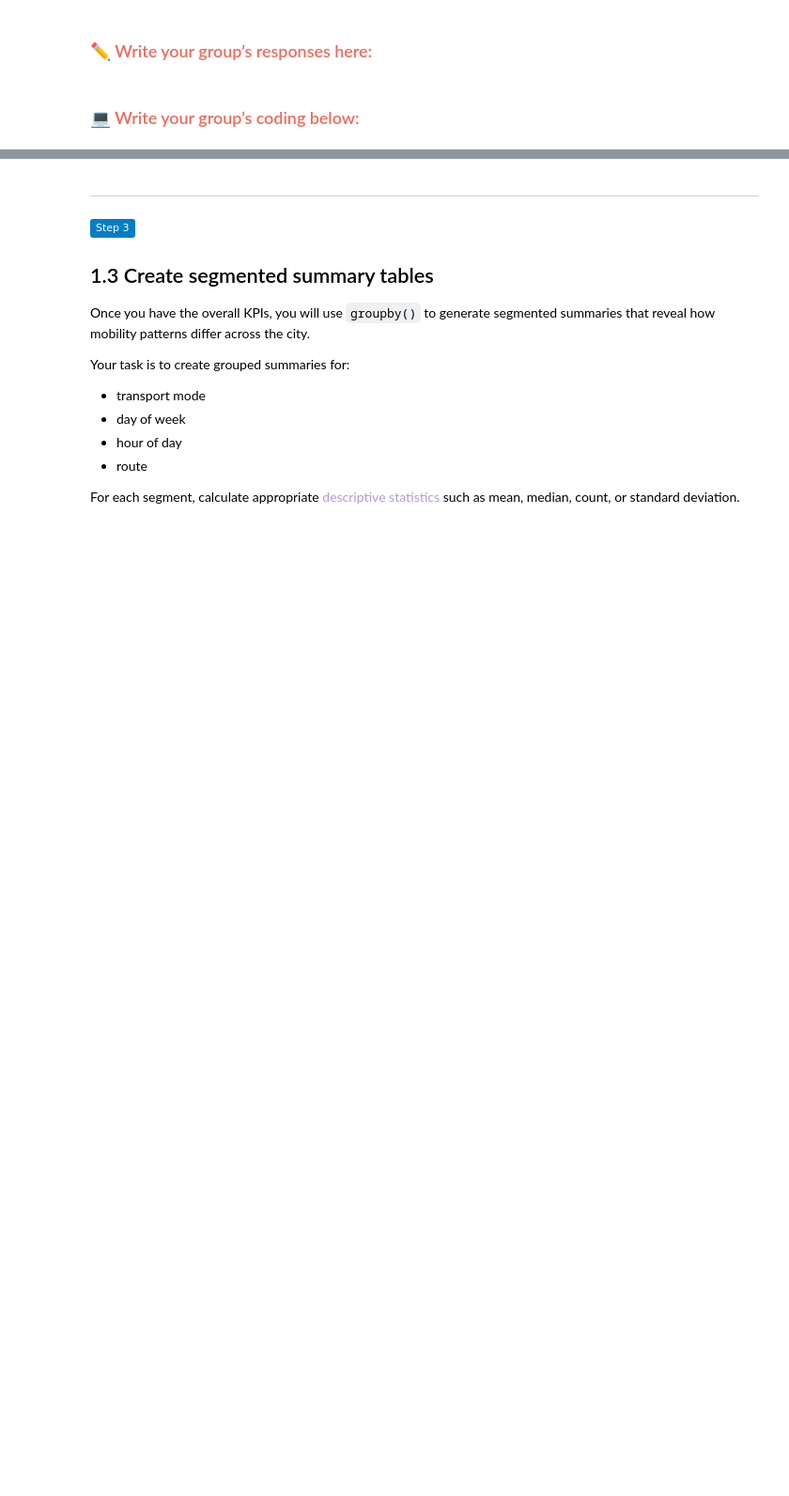
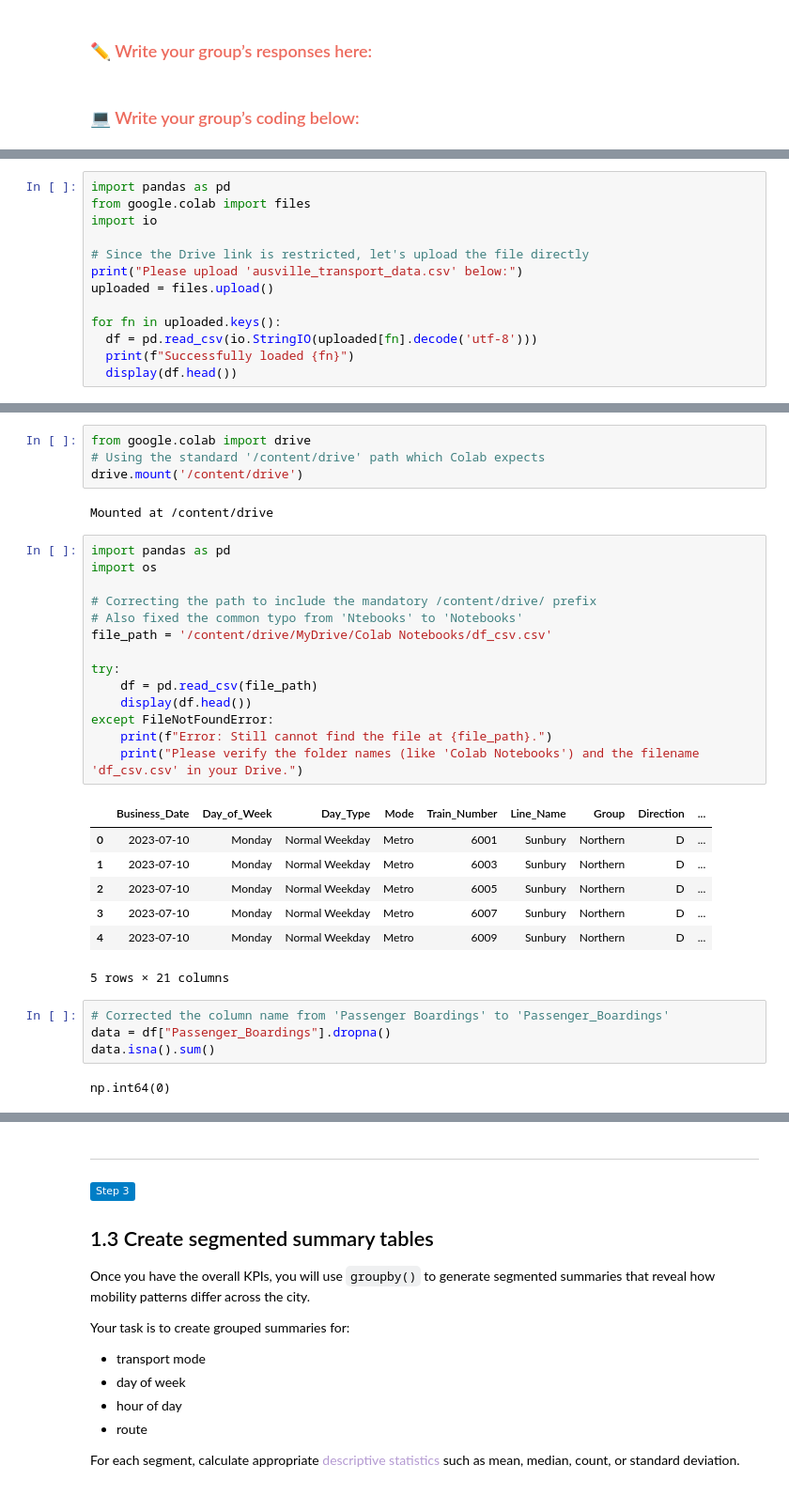
Before and after one commit to rafathaurnab/Data_Science_project, a Jupyter notebook: session4_jupyter_notebook_activity.ipynb, the cells around one changed output, grey strips where cells are left out. Shown at 94% size. Drawn from its saved outputs; the diff is of its cells as text; badges without logos; blank space fills up the shorter version.

```diff
--- a/session4_jupyter_notebook_activity.ipynb
+++ b/session4_jupyter_notebook_activity.ipynb
@@ -67,0 +63,13 @@ df_csv = ""
+# %%
+import pandas as pd
+from google.colab import files
+import io
+
+# Since the Drive link is restricted, let's upload the file directly
+print("Please upload 'ausville_transport_data.csv' below:")
+uploaded = files.upload()
+
+for fn in uploaded.keys():
+  df = pd.read_csv(io.StringIO(uploaded[fn].decode('utf-8')))
+  print(f"Successfully loaded {fn}")
+  display(df.head())
@@ -67,0 +80,34 @@ df_csv = ""
+# %%
+from google.colab import drive
+# Using the standard '/content/drive' path which Colab expects
+drive.mount('/content/drive')
+# %% [output]
+Mounted at /content/drive
+# %%
+import pandas as pd
+import os
+
+# Correcting the path to include the mandatory /content/drive/ prefix
+# Also fixed the common typo from 'Ntebooks' to 'Notebooks'
+file_path = '/content/drive/MyDrive/Colab Notebooks/df_csv.csv'
+
+try:
+    df = pd.read_csv(file_path)
+    display(df.head())
+except FileNotFoundError:
+    print(f"Error: Still cannot find the file at {file_path}.")
+    print("Please verify the folder names (like 'Colab Notebooks') and the filename 'df_csv.csv' in your Drive.")
+# %% [output]
+|  | Business_Date | Day_of_Week | Day_Type | Mode | Train_Number | Line_Name | Group | Direction | ... |
+| 0 | 2023-07-10 | Monday | Normal Weekday | Metro | 6001 | Sunbury | Northern | D | ... |
+| 1 | 2023-07-10 | Monday | Normal Weekday | Metro | 6003 | Sunbury | Northern | D | ... |
+| 2 | 2023-07-10 | Monday | Normal Weekday | Metro | 6005 | Sunbury | Northern | D | ... |
+| 3 | 2023-07-10 | Monday | Normal Weekday | Metro | 6007 | Sunbury | Northern | D | ... |
+| 4 | 2023-07-10 | Monday | Normal Weekday | Metro | 6009 | Sunbury | Northern | D | ... |
+5 rows × 21 columns
+# %%
+# Corrected the column name from 'Passenger Boardings' to 'Passenger_Boardings'
+data = df["Passenger_Boardings"].dropna()
+data.isna().sum()
+# %% [output]
+np.int64(0)
```
Also changed, not shown: parts of 5 cells of this notebook.
